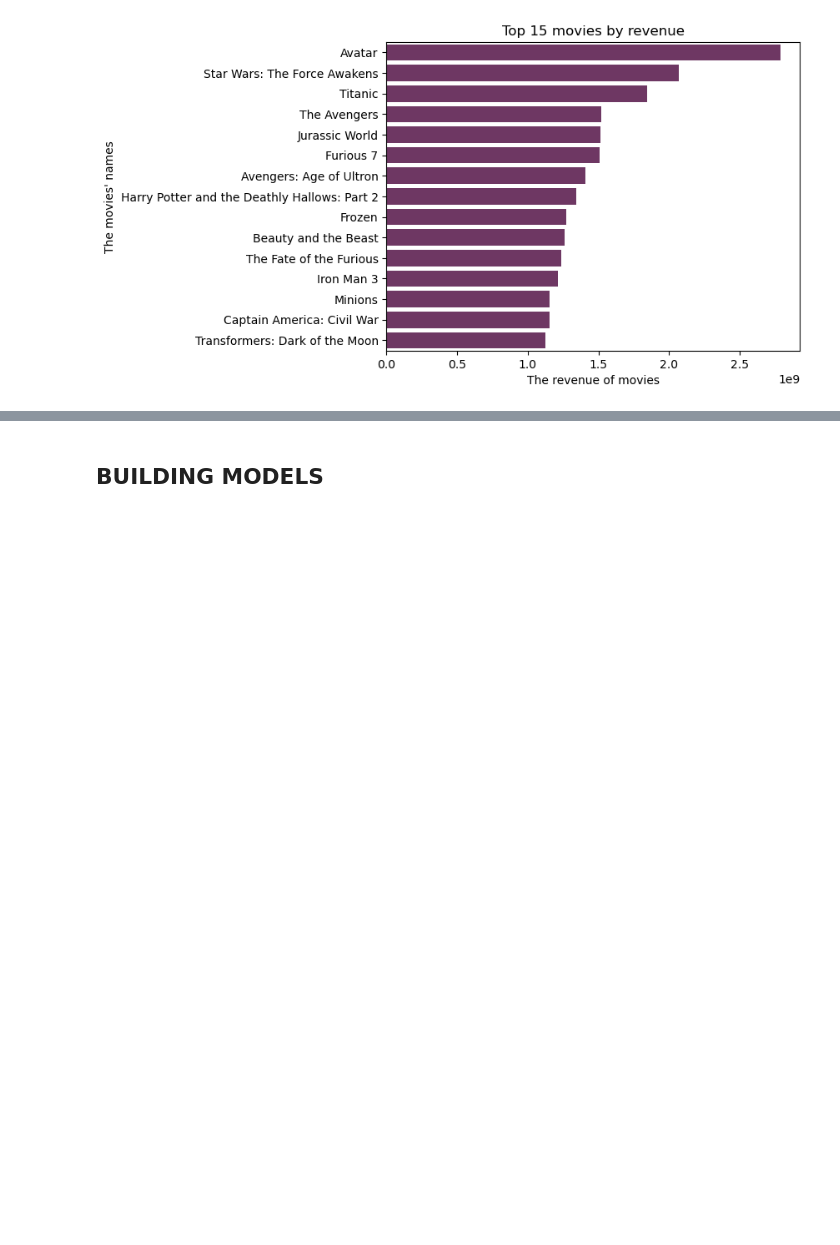
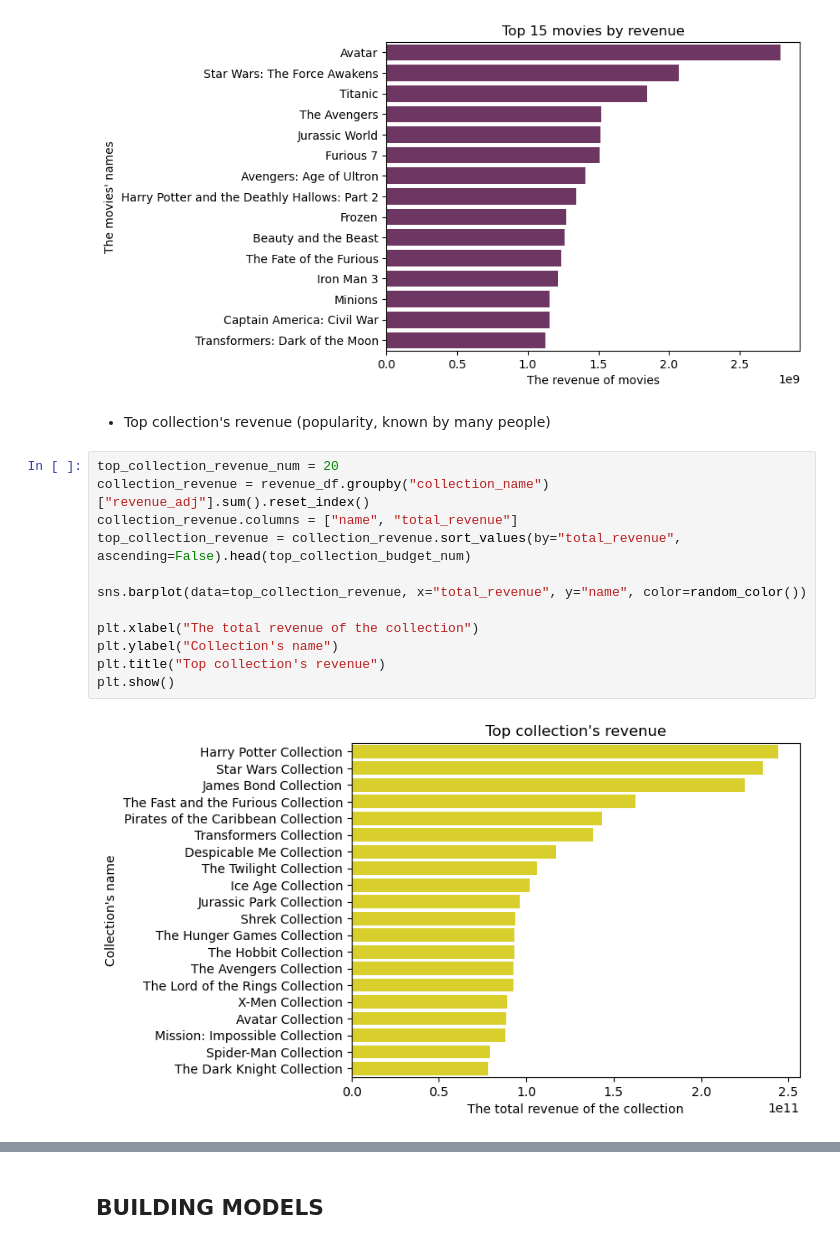
Before and after one commit to Duyduide/Movie-recommendation, a Jupyter notebook: notebooks/02_regression.ipynb, the cells around one changed output, grey strips where cells are left out. Drawn from its saved outputs; the diff is of its cells as text; blank space fills up the shorter version.

```diff
--- a/notebooks/02_regression.ipynb
+++ b/notebooks/02_regression.ipynb
@@ -1027,3 +1033,19 @@ plt.title(f"Top {top_revenue_num} movies by revenue")
 plt.show()
 # %% [output]
 [figure]
+# %% [markdown]
+- Top collection's revenue (popularity, known by many people)
+# %%
+top_collection_revenue_num = 20
+collection_revenue = revenue_df.groupby("collection_name")["revenue_adj"].sum().reset_index()
+collection_revenue.columns = ["name", "total_revenue"]
+top_collection_revenue = collection_revenue.sort_values(by="total_revenue", ascending=False).head(top_collection_budget_num)
+
+sns.barplot(data=top_collection_revenue, x="total_revenue", y="name", color=random_color())
+
+plt.xlabel("The total revenue of the collection")
+plt.ylabel("Collection's name")
+plt.title("Top collection's revenue")
+plt.show()
+# %% [output]
+[figure, added]
```
Also changed, not shown: parts of 30 cells of this notebook.
